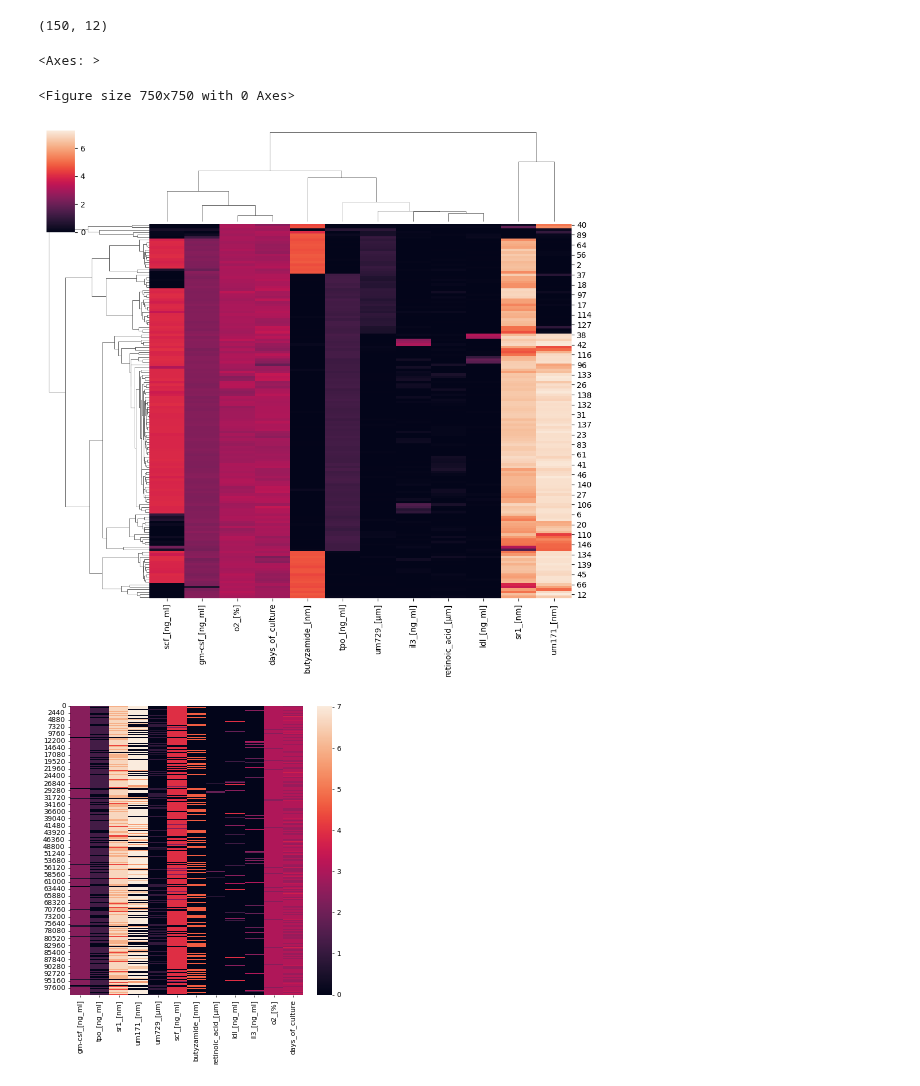
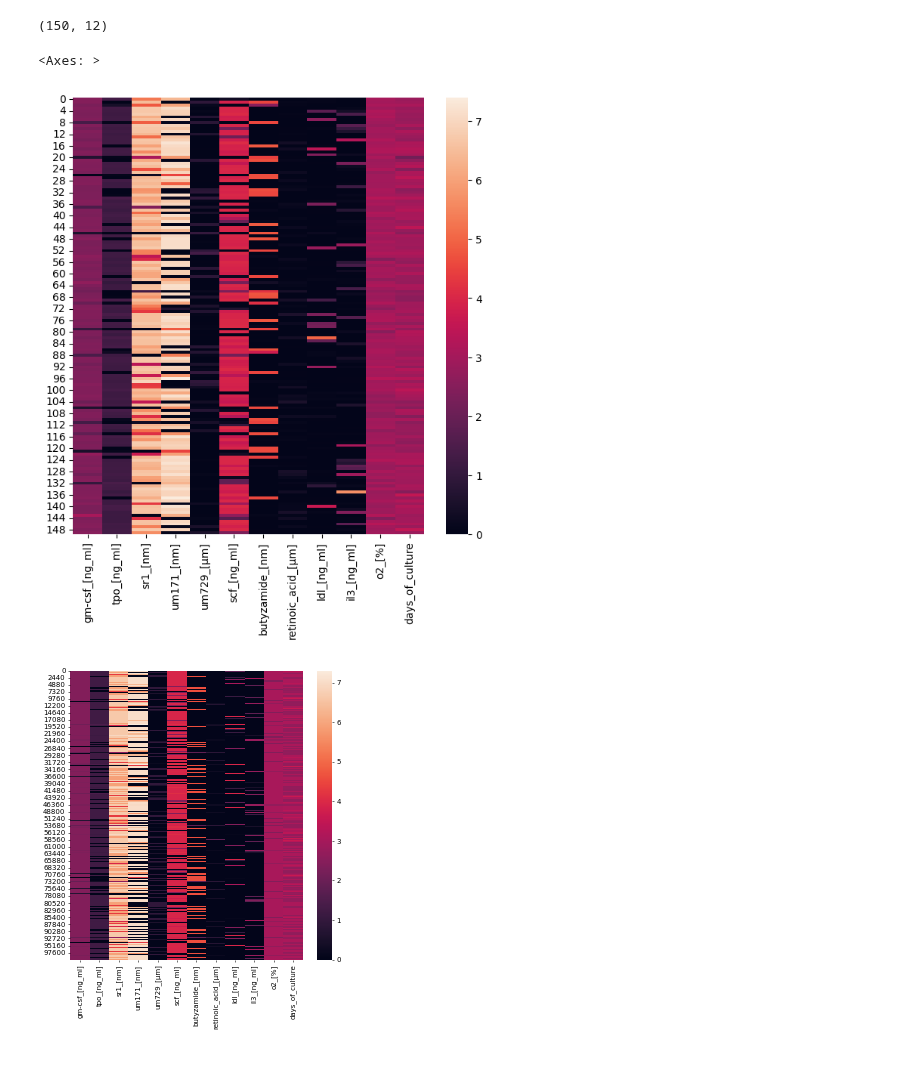
Before and after one commit to theislab/LabCompass-reproducibility, a Jupyter notebook: prior/notebooks/load_prior_clean_data.ipynb, the cells around one changed output. Drawn from its saved outputs; the diff is of its cells as text; code cells hidden in the pictures.

```diff
--- a/prior/notebooks/load_prior_clean_data.ipynb
+++ b/prior/notebooks/load_prior_clean_data.ipynb
@@ -8,7 +8,10 @@ import cloudpickle
 from sc_exp_design.models import FlowMatchingWithScore
 # %%
 # model_path = "/lustre/groups/ml01/workspace/lorenzo.consoli/projects/SFC_cambridge/output/checkpoints/prior/flow_matching/2026-04-04_10-19-42/woven-dawn-22_FlowMatchingWithScore.pkl"
-model_path = "/lustre/groups/ml01/workspace/lorenzo.consoli/projects/SFC_cambridge/output/checkpoints/prior/flow_matching/2026-04-27_10-56-42/feasible-lake-25_FlowMatchingWithScore.pkl"
+# model_path = "/lustre/groups/ml01/workspace/lorenzo.consoli/projects/SFC_cambridge/output/checkpoints/prior/flow_matching/2026-04-27_10-56-42/feasible-lake-25_FlowMatchingWithScore.pkl"
+# model_path = "/lustre/groups/ml01/workspace/lorenzo.consoli/projects/SFC_cambridge/output/checkpoints/prior/loop2_replicate/proud-durian-32_FlowMatchingWithScore.pkl"
+model_path = "/lustre/groups/ml01/workspace/lorenzo.consoli/projects/SFC_cambridge/output/checkpoints/prior/loop_2p5_replicate/soft-brook-35_FlowMatchingWithScore.pkl"
+# model_path = "/lustre/groups/ml01/workspace/lorenzo.consoli/projects/SFC_cambridge/output/checkpoints/prior/loop3_replicate/comic-aardvark-33_FlowMatchingWithScore.pkl"
 model = FlowMatchingWithScore.load(model_path)
 print(model.velocity_field)
 model.trainer.plot_training_logs()
@@ -56,32 +59,32 @@ print(prior_samples.shape)
 # %%
 # fig, ax = plt.subplots(1, 1, figsize=(15, 7.5), dpi=100)
 # fig, ax = plt.subplots(1, 1, figsize=(15, 7.5), dpi=100)
 # fig.suptitle("Heatmap of condition samples")
 plt.figure(figsize=(7.5, 7.5), dpi=100)
 # plt.title("Heatmap of condition samples")
-sns.clustermap(
+# sns.clustermap(
+sns.heatmap(
     prior_samples,
     annot=False,
     xticklabels=train_adata.var_names,
     # ax=ax[0]
 )#; ax[0].tick_params("x", rotation=90, size=4); ax[0].set_title("Prior Samples."); ax[0].set_yticks([])
 # plt.title("Heatmap of condition samples")
 
 # ax[0].set_xlabel("Molecule"); ax[0].set_ylabel("Samples")
 plt.figure(figsize=(7.5, 7.5), dpi=50)
 sns.heatmap(
     train_adata_subset.X,
     annot=False,
     xticklabels=train_adata.var_names,
     # ax=ax[1]
 )#; ax[1].tick_params("x", rotation=90, size=4); ax[1].set_title("Subsampled data."); ax[1].set_yticks([])
 # ax[1].set_xlabel("Molecule"); ax[1].set_ylabel("Samples")
 # fig.tight_layout(); fig.show()
 # %% [output]
 <Axes: >
-<Figure size 750x750 with 0 Axes>
-[figure, old version]
+[figure, new version]
-[figure, old version]
+[figure, new version]
 # %%
 # mean
 prior_mean = prior_samples.mean(0)
```
Also changed, not shown: parts of 2 cells of this notebook, 1 other file.
